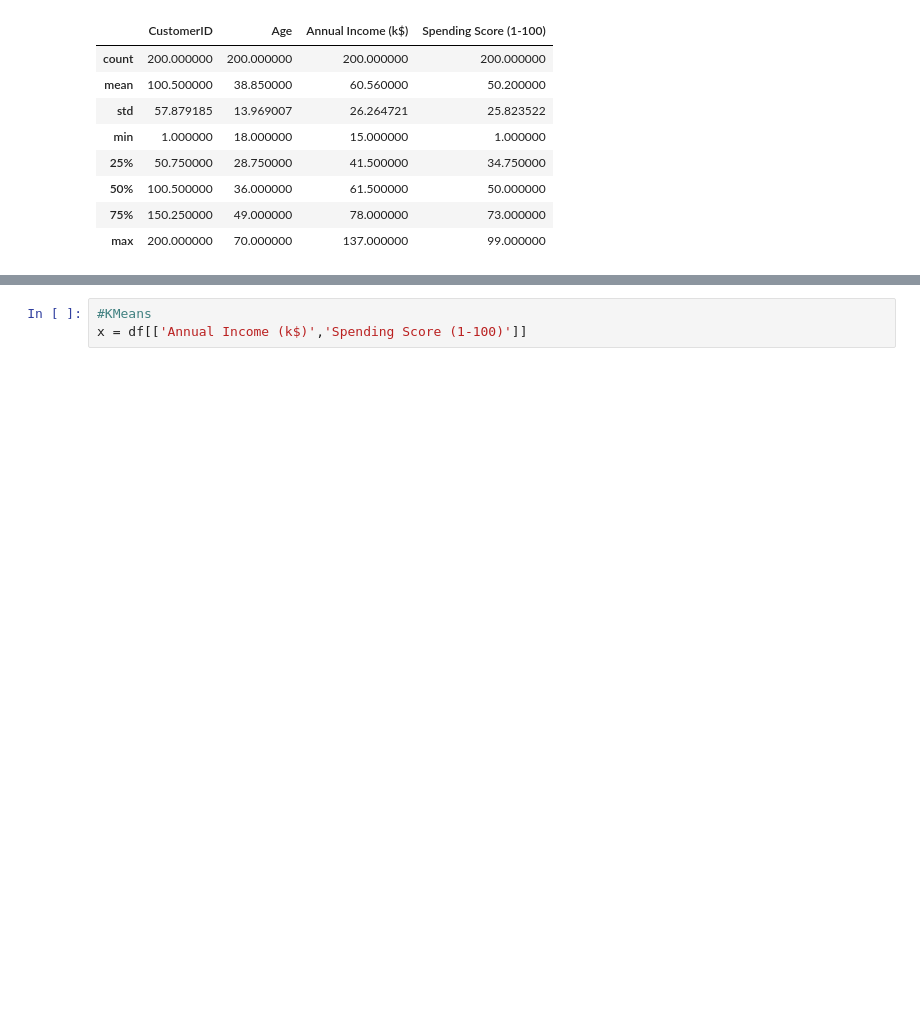
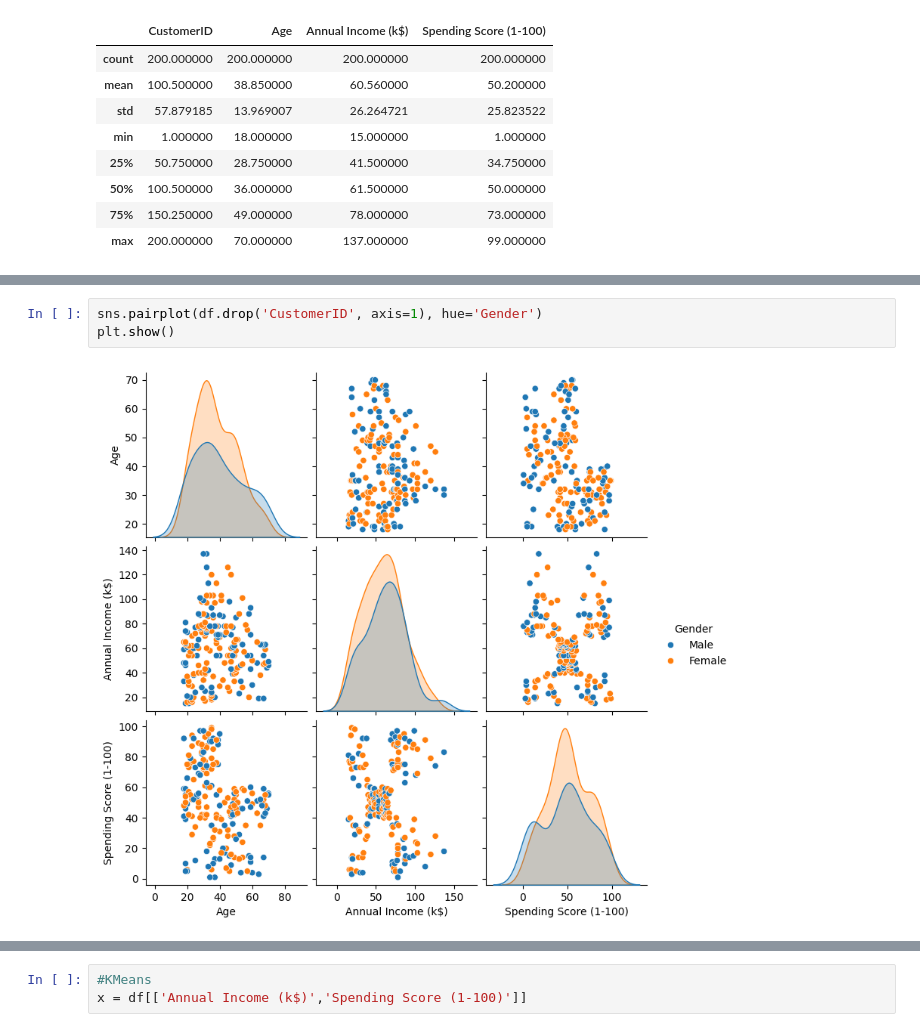
Before and after one commit to jishnuuverse/customer-segmentation-clustering, a Jupyter notebook: main.ipynb, the cells around one changed output, grey strips where cells are left out. Drawn from its saved outputs; the diff is of its cells as text; blank space fills up the shorter version.

```diff
--- a/main.ipynb
+++ b/main.ipynb
@@ -37,0 +69,5 @@ df.describe()
+# %%
+sns.pairplot(df.drop('CustomerID', axis=1), hue='Gender')
+plt.show()
+# %% [output]
+[figure, added]
```
Also changed, not shown: parts of 6 cells of this notebook.
